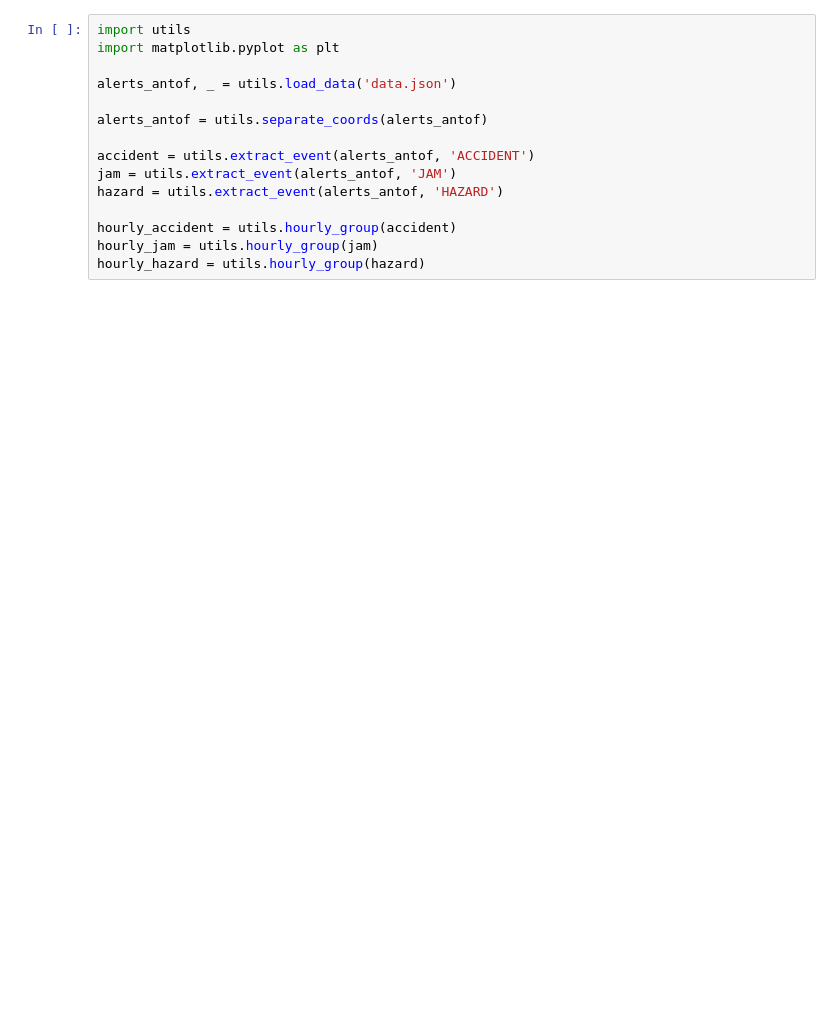
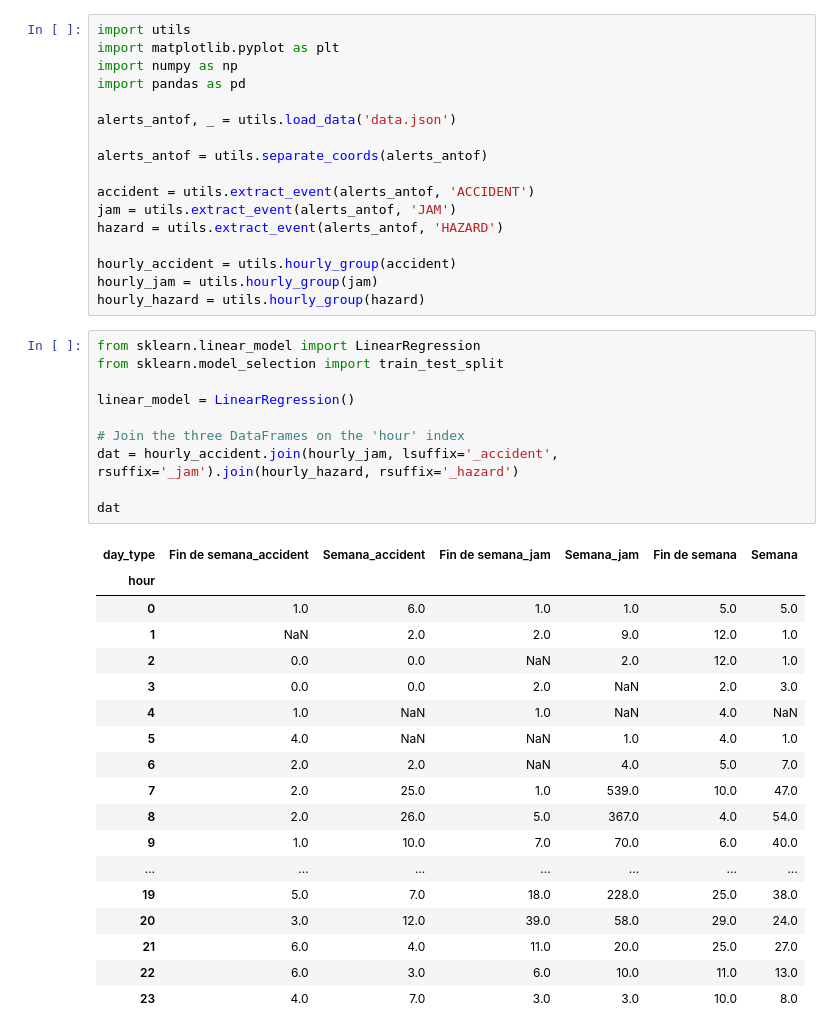
Before and after one commit to richardhapb/antof-traffic-client, a Jupyter notebook: ML.ipynb, the cells around one changed output. Cells and saved outputs as stored; diff of their text form; blank space fills up the shorter version.

```diff
--- a/ML.ipynb
+++ b/ML.ipynb
@@ -1,6 +1,8 @@
 # %%
 import utils
 import matplotlib.pyplot as plt
+import numpy as np
+import pandas as pd
 
 alerts_antof, _ = utils.load_data('data.json')
 
@@ -13,4 +15,33 @@ hazard = utils.extract_event(alerts_antof, 'HAZARD')
 hourly_accident = utils.hourly_group(accident)
 hourly_jam = utils.hourly_group(jam)
 hourly_hazard = utils.hourly_group(hazard)
+# %%
+from sklearn.linear_model import LinearRegression
+from sklearn.model_selection import train_test_split
+
+linear_model = LinearRegression()
+
+# Join the three DataFrames on the 'hour' index
+dat = hourly_accident.join(hourly_jam, lsuffix='_accident', rsuffix='_jam').join(hourly_hazard, rsuffix='_hazard')
+
+dat
+# %% [output]
+| day_type | Fin de semana_accident | Semana_accident | Fin de semana_jam | Semana_jam | Fin de semana | Semana |
+| hour |  |  |  |  |  |  |
+| 0 | 1.0 | 6.0 | 1.0 | 1.0 | 5.0 | 5.0 |
+| 1 | NaN | 2.0 | 2.0 | 9.0 | 12.0 | 1.0 |
+| 2 | 0.0 | 0.0 | NaN | 2.0 | 12.0 | 1.0 |
+| 3 | 0.0 | 0.0 | 2.0 | NaN | 2.0 | 3.0 |
+| 4 | 1.0 | NaN | 1.0 | NaN | 4.0 | NaN |
+| 5 | 4.0 | NaN | NaN | 1.0 | 4.0 | 1.0 |
+| 6 | 2.0 | 2.0 | NaN | 4.0 | 5.0 | 7.0 |
+| 7 | 2.0 | 25.0 | 1.0 | 539.0 | 10.0 | 47.0 |
+| 8 | 2.0 | 26.0 | 5.0 | 367.0 | 4.0 | 54.0 |
+| 9 | 1.0 | 10.0 | 7.0 | 70.0 | 6.0 | 40.0 |
+| ... | ... | ... | ... | ... | ... | ... |
+| 19 | 5.0 | 7.0 | 18.0 | 228.0 | 25.0 | 38.0 |
+| 20 | 3.0 | 12.0 | 39.0 | 58.0 | 29.0 | 24.0 |
+| 21 | 6.0 | 4.0 | 11.0 | 20.0 | 25.0 | 27.0 |
+| 22 | 6.0 | 3.0 | 6.0 | 10.0 | 11.0 | 13.0 |
+| 23 | 4.0 | 7.0 | 3.0 | 3.0 | 10.0 | 8.0 |
 # %%
```
Also changed, not shown: parts of 9 cells of this notebook, 9 other files.
